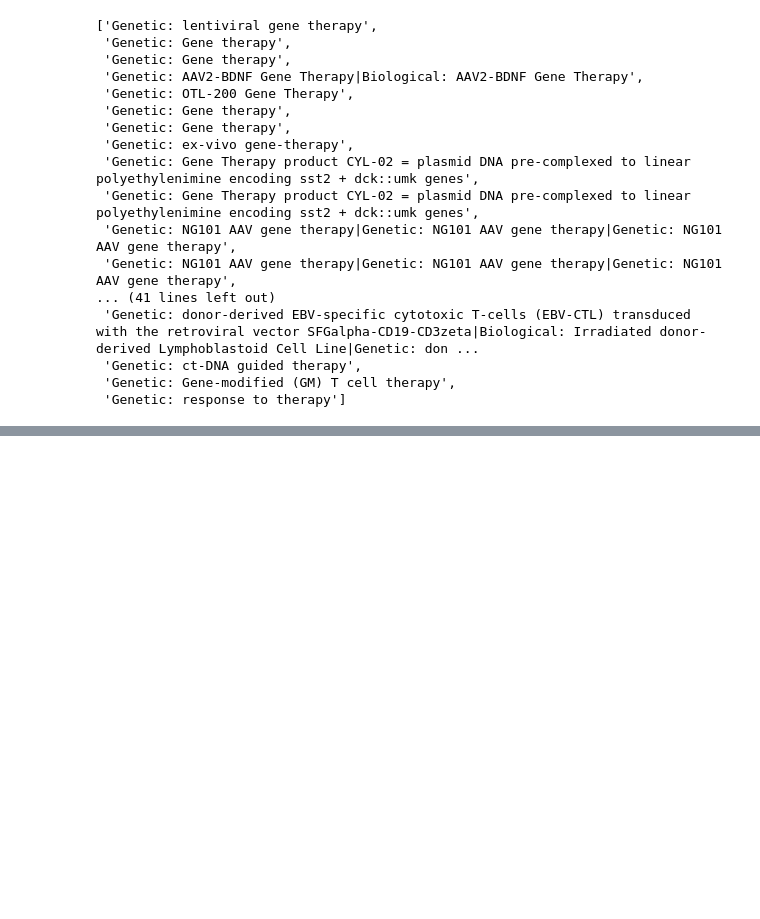
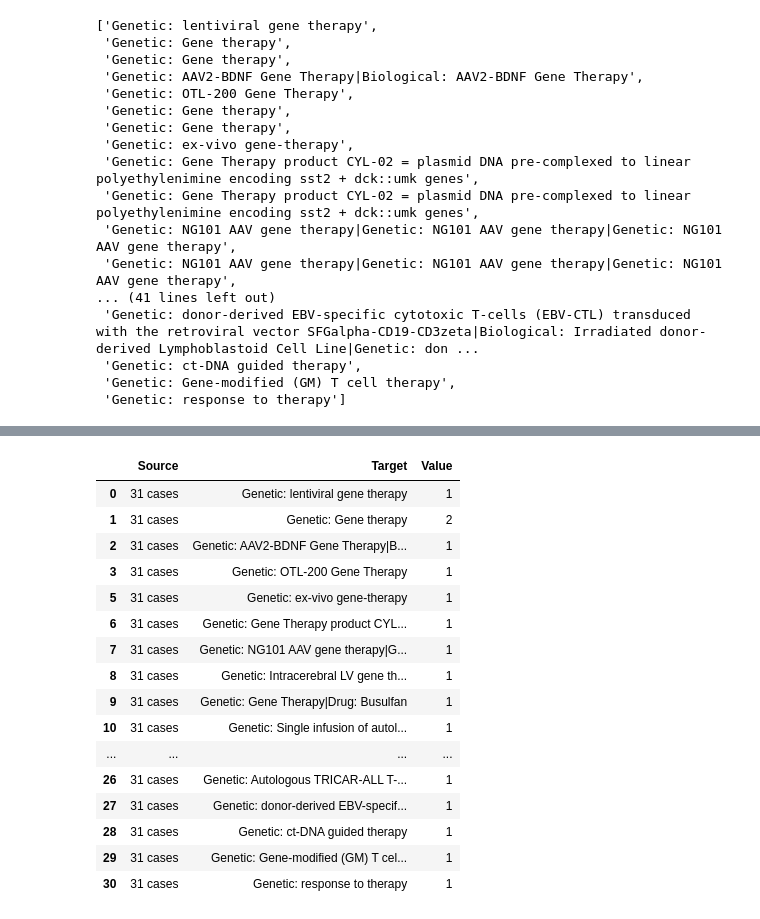
Before and after one commit to hshadman/testrun_, a Jupyter notebook: read_text.ipynb, the cells around one changed output, grey strips where cells are left out. Cells and saved outputs as stored; diff of their text form; code cells hidden in the pictures; blank space fills up the shorter version.

```diff
--- a/read_text.ipynb
+++ b/read_text.ipynb
@@ -239,0 +271,24 @@ sankey_diagram = sankey_data[['mod_ConditionAncestorTerm','no_of_cases','ArmGrou
+# %%
+test2 = sankey_diagram[['no_of_cases','ArmGroupInterventionName']].copy()
+test2.columns = ['Source','Target']
+test2['Value'] = [test2['Target'].value_counts()[gene_the] for gene_the in test2['Target']]
+test2 = test2.drop_duplicates(subset='Target').copy()
+test2
+# %% [output]
+|  | Source | Target | Value |
+| 0 | 31 cases | Genetic: lentiviral gene therapy | 1 |
+| 1 | 31 cases | Genetic: Gene therapy | 2 |
+| 2 | 31 cases | Genetic: AAV2-BDNF Gene Therapy|B... | 1 |
+| 3 | 31 cases | Genetic: OTL-200 Gene Therapy | 1 |
+| 5 | 31 cases | Genetic: ex-vivo gene-therapy | 1 |
+| 6 | 31 cases | Genetic: Gene Therapy product CYL... | 1 |
+| 7 | 31 cases | Genetic: NG101 AAV gene therapy|G... | 1 |
+| 8 | 31 cases | Genetic: Intracerebral LV gene th... | 1 |
+| 9 | 31 cases | Genetic: Gene Therapy|Drug: Busulfan | 1 |
+| 10 | 31 cases | Genetic: Single infusion of autol... | 1 |
+| ... | ... | ... | ... |
+| 26 | 31 cases | Genetic: Autologous TRICAR-ALL T-... | 1 |
+| 27 | 31 cases | Genetic: donor-derived EBV-specif... | 1 |
+| 28 | 31 cases | Genetic: ct-DNA guided therapy | 1 |
+| 29 | 31 cases | Genetic: Gene-modified (GM) T cel... | 1 |
+| 30 | 31 cases | Genetic: response to therapy | 1 |
```
Also changed, not shown: parts of 7 cells of this notebook.
